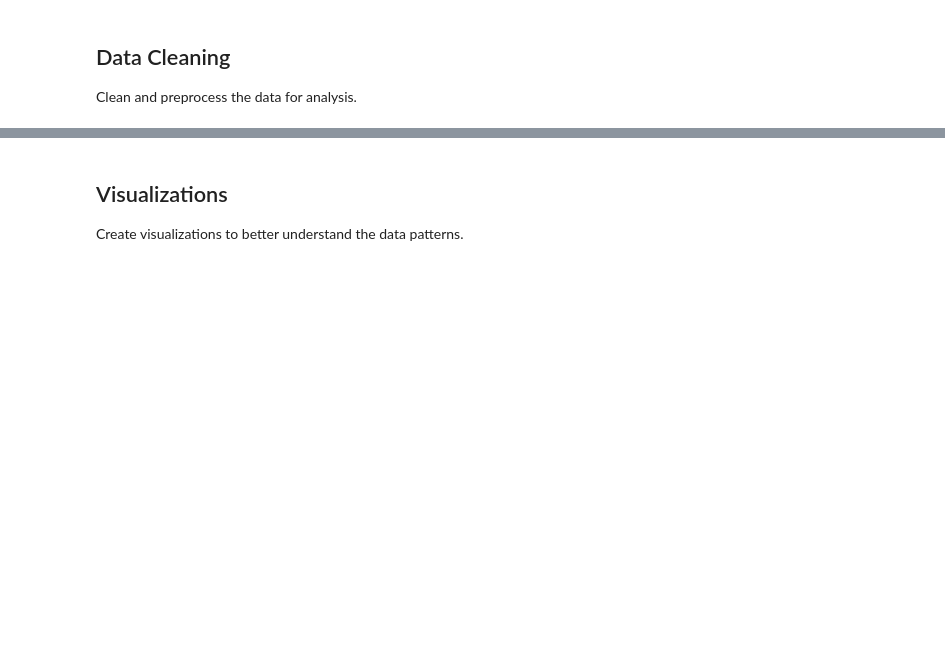
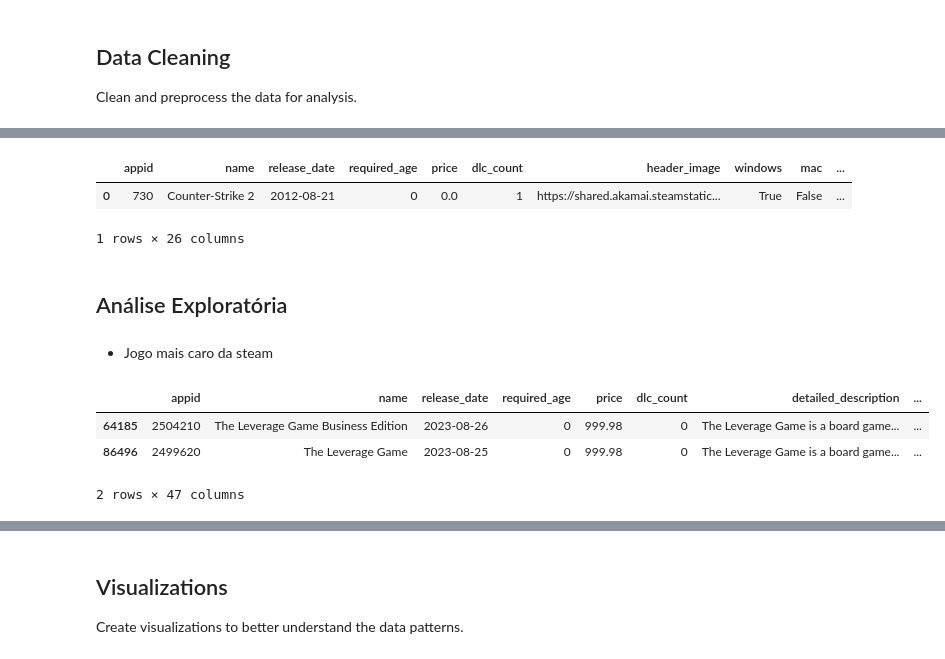
Before and after one commit to JoseVColino/Steam_Stats_EDA_Dashboard, a Jupyter notebook: notebooks/01_steam_eda.ipynb, the cells around one changed output, grey strips where cells are left out. Saved outputs shown, nothing was run; the diff lists cells and outputs as text; code cells hidden in the pictures; blank space fills up the shorter version.

```diff
--- a/notebooks/01_steam_eda.ipynb
+++ b/notebooks/01_steam_eda.ipynb
@@ -77,3 +161,11 @@ Perform detailed exploratory analysis of the Steam data.
+# %%
+df.head(1)
+# %% [output]
+|  | appid | name | release_date | required_age | price | dlc_count | header_image | windows | mac | ... |
+| 0 | 730 | Counter-Strike 2 | 2012-08-21 | 0 | 0.0 | 1 | https://shared.akamai.steamstatic... | True | False | ... |
+1 rows × 26 columns
+# %% [markdown]
+## Análise Exploratória
 # %%
 # TODO: Add specific analysis based on your dataset columns
 # Examples:
@@ -87,0 +177,10 @@ print(df_clean.columns.tolist())
+# %% [markdown]
+* Jogo mais caro da steam
+# %%
+max_price = df['price'].max()
+df[df['price'] == max_price]
+# %% [output]
+|  | appid | name | release_date | required_age | price | dlc_count | detailed_description | ... |
+| 64185 | 2504210 | The Leverage Game Business Edition | 2023-08-26 | 0 | 999.98 | 0 | The Leverage Game is a board game... | ... |
+| 86496 | 2499620 | The Leverage Game | 2023-08-25 | 0 | 999.98 | 0 | The Leverage Game is a board game... | ... |
+2 rows × 47 columns
```
Also changed, not shown: parts of 21 cells of this notebook.
